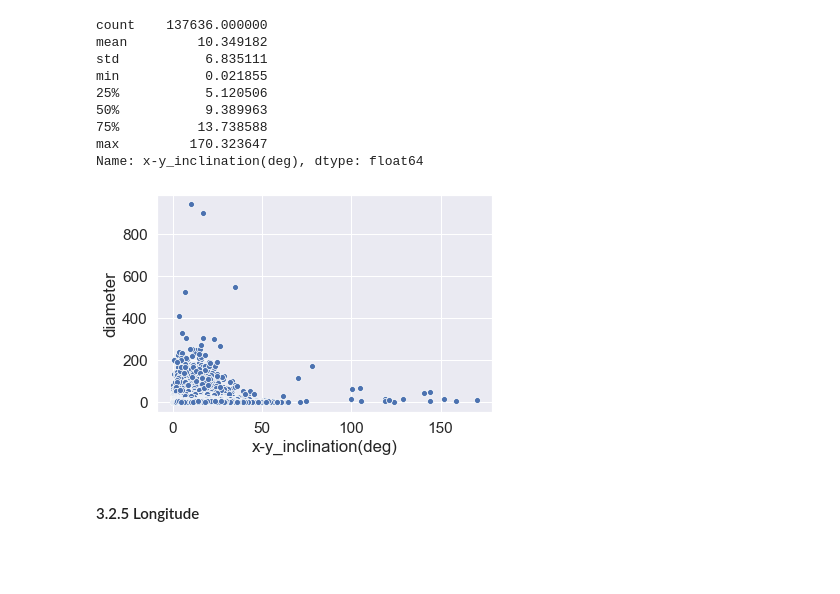
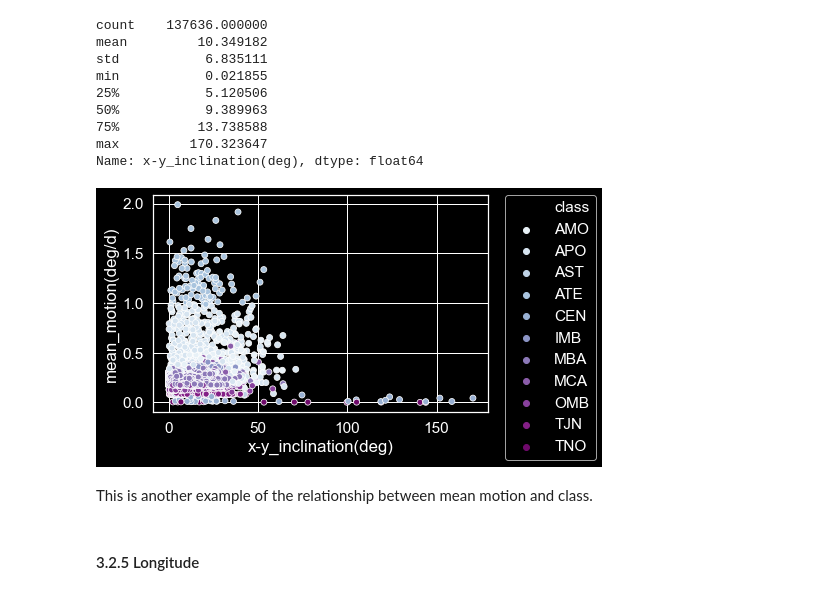
Before and after one commit to emilybocim/springboard, a Jupyter notebook: Capstone Two/Asteroids_EDA.ipynb, the cells around one changed output. Cells and saved outputs as stored; diff of their text form; code cells hidden in the pictures; blank space fills up the shorter version.

```diff
--- a/Capstone Two/Asteroids_EDA.ipynb
+++ b/Capstone Two/Asteroids_EDA.ipynb
@@ -167,8 +168,11 @@ plt.yscale('log')
+# %%
+df.drop('condition_code', axis=1, inplace=True)
 # %% [markdown]
 ### 3.2 Exploring Asteroid Numerical Features
 # %% [markdown]
 #### 3.2.1 Initial Look With Correlation
 # %%
 plt.figure(figsize=(20,10))
-sns.heatmap(df.corr(),annot=True, cmap='BuPu');
+sns.set(font_scale=1.4)
+sns.heatmap(df.corr(),annot=True, cmap='BuPu', fmt='.2f', annot_kws={'size':14});
 # %% [output]
@@ -209,3 +213,6 @@ min           0.626226
 75%           3.092537
 max         389.145964
 Name: semi-major_axis(au), dtype: float64
+# %%
+plt.style.use("dark_background")
+sns.regplot(y='semi-major_axis(au)', x='aphelion_dist(au)', data=df, color='m');
@@ -248,9 +271,13 @@ min           0.021855
 max         170.323647
 Name: x-y_inclination(deg), dtype: float64
 # %%
-sns.scatterplot(x='x-y_inclination(deg)', y='diameter', data=df);
+sns.scatterplot(x='x-y_inclination(deg)', y='mean_motion(deg/d)', data=df, hue='class', palette='BuPu');
+plt.legend(bbox_to_anchor=(1.05, 1), loc=2, borderaxespad=0.)
+plt.show()
 # %% [output]
-[figure, old version]
+[figure, new version]
+# %% [markdown]
+This is another example of the relationship between mean motion and class.
 # %% [markdown]
 #### 3.2.5 Longitude
 # %%
```
Also changed, not shown: parts of 30 cells of this notebook.
